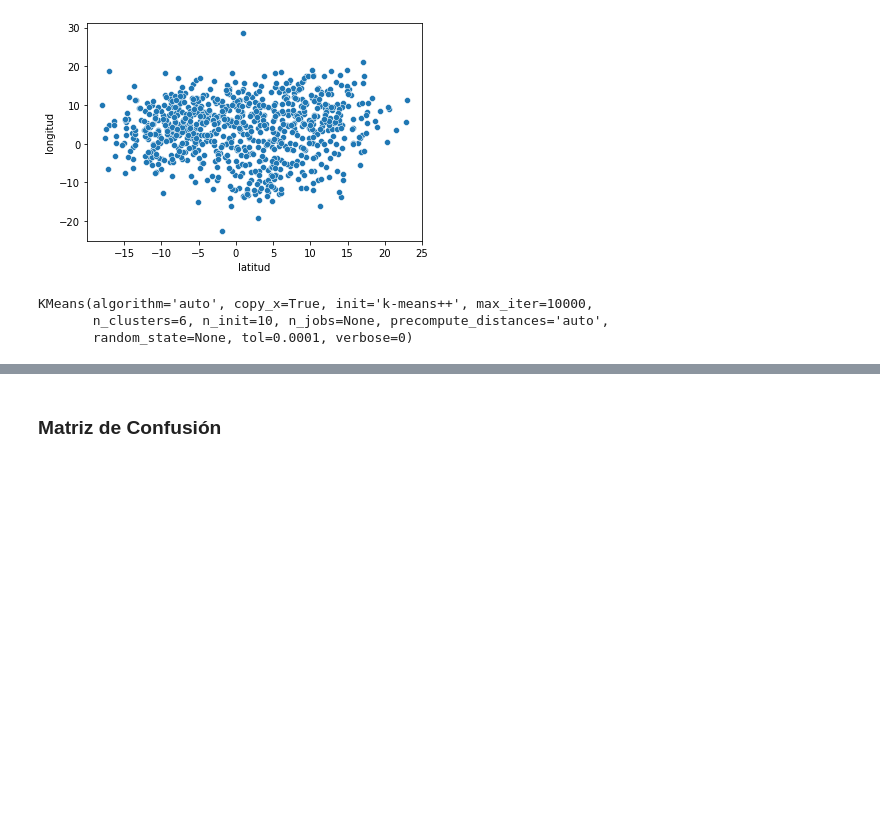
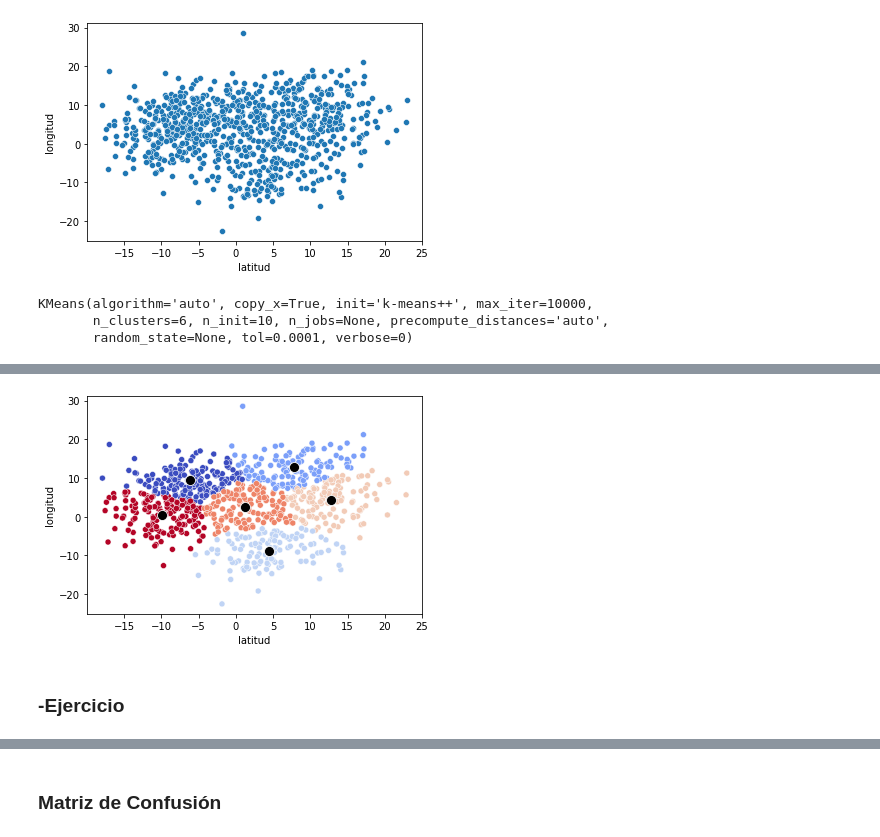
Before and after one commit to LIZZETHGOMEZ/BEDU-Santander, a Jupyter notebook: Analisis de Datos con Python/Sesion_8.ipynb, the cells around one changed output, grey strips where cells are left out. Cells and saved outputs as stored; diff of their text form; code cells hidden in the pictures; blank space fills up the shorter version.

```diff
--- a/Analisis de Datos con Python/Sesion_8.ipynb
+++ b/Analisis de Datos con Python/Sesion_8.ipynb
@@ -41,0 +55,9 @@ centers = k_means.clusters_centers
+# %%
+# Visualizamos los grupos área cada centroide
+classificacion = k_means.predict(df[['latitud', 'longitud']]);
+sns.scatterplot(data = df, x = 'latitud', y = 'longitud', hue = classificacion, palette = 'coolwarm', legend = False);
+sns.scatterplot( x = centers[:,0], y = centers[:,1], color = 'black', s = 100);
+# %% [output]
+[figure, added]
+# %% [markdown]
+### -Ejercicio
```
Also changed, not shown: parts of 17 cells of this notebook.
